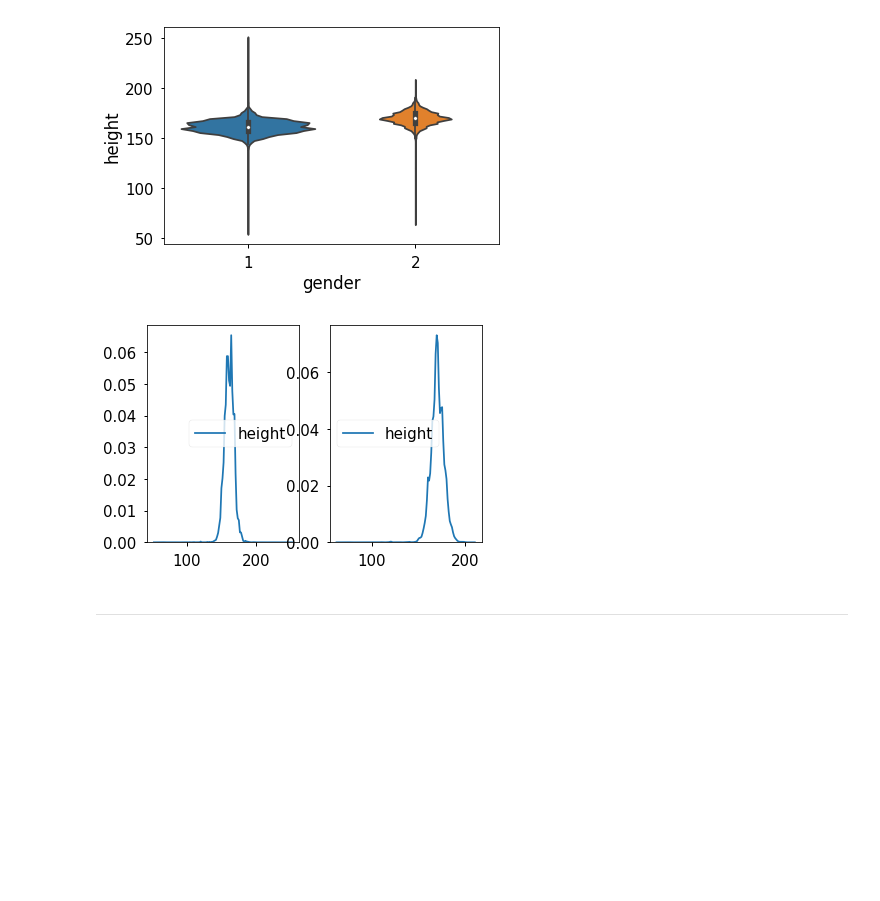
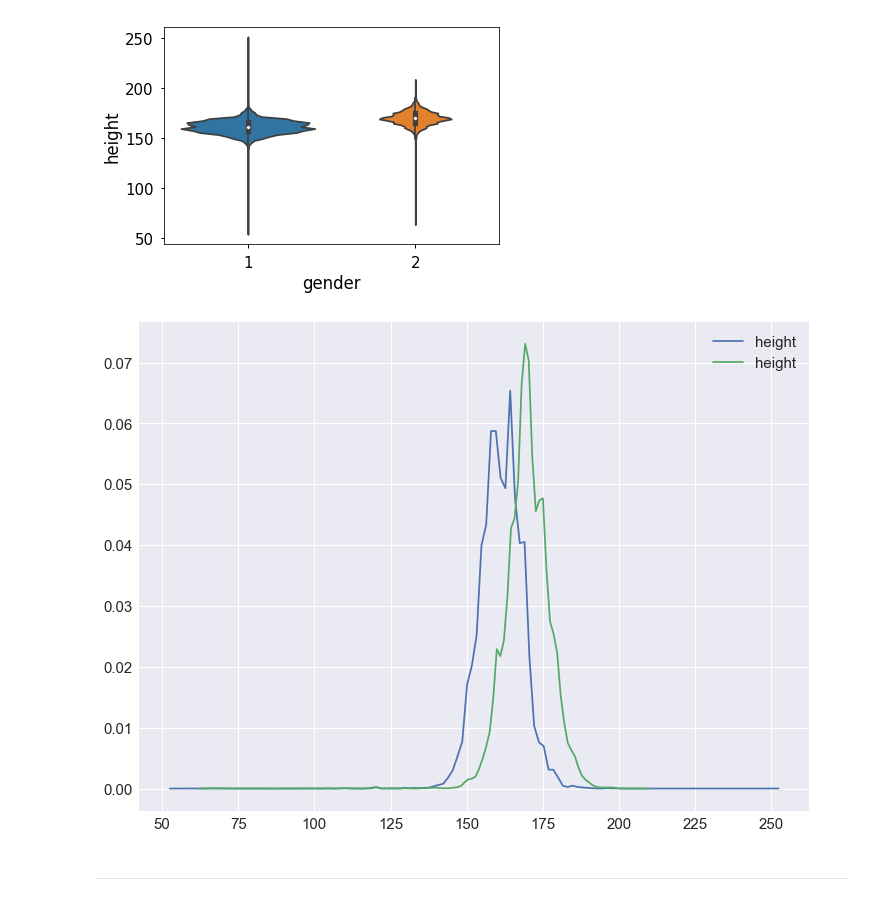
Before and after one commit to Discipe/mlcourse_open, a Jupyter notebook: jupyter_notebooks/topic02_visual_analysis/hw2_session2_visual_analysis_basics.ipynb, the cells around one changed output. Cells and saved outputs as stored; diff of their text form; code cells hidden in the pictures; blank space fills up the shorter version.

```diff
--- a/jupyter_notebooks/topic02_visual_analysis/hw2_session2_visual_analysis_basics.ipynb
+++ b/jupyter_notebooks/topic02_visual_analysis/hw2_session2_visual_analysis_basics.ipynb
@@ -206,13 +206,13 @@ sns.violinplot(data = df, y = 'height', x = 'gender', scale= 'count')
 <matplotlib.axes._subplots.AxesSubplot at 0x...>
 [figure]
 # %%
-fig, axs = plt.subplots(ncols=2)
-sns.kdeplot(data = df[df['gender'] == 1]['height'], ax=axs[0]);
-sns.kdeplot(data = df[df['gender'] == 2]['height'], ax=axs[1]);
+#fig, axs = plt.subplots(ncols=2)
+fig = sns.kdeplot(data = df[df['gender'] == 1]['height']);
+fig = sns.kdeplot(data = df[df['gender'] == 2]['height']);
 
 #sns.kdeplot(data = df[df['gender'] == 1]['height']);
 # %% [output]
-[figure, old version]
+[figure, new version]
 # %% [markdown]
 ---
 # %% [markdown]
```
Also changed, not shown: parts of 6 cells of this notebook.
